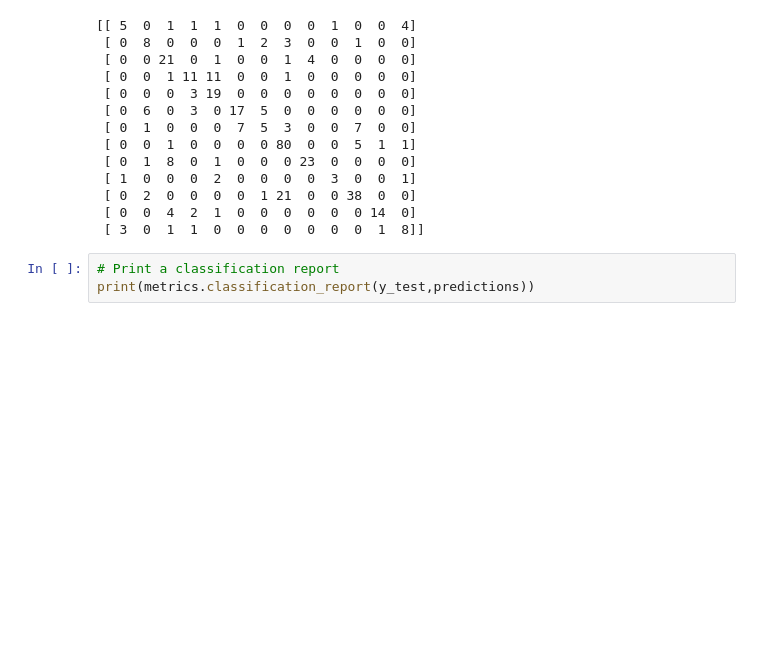
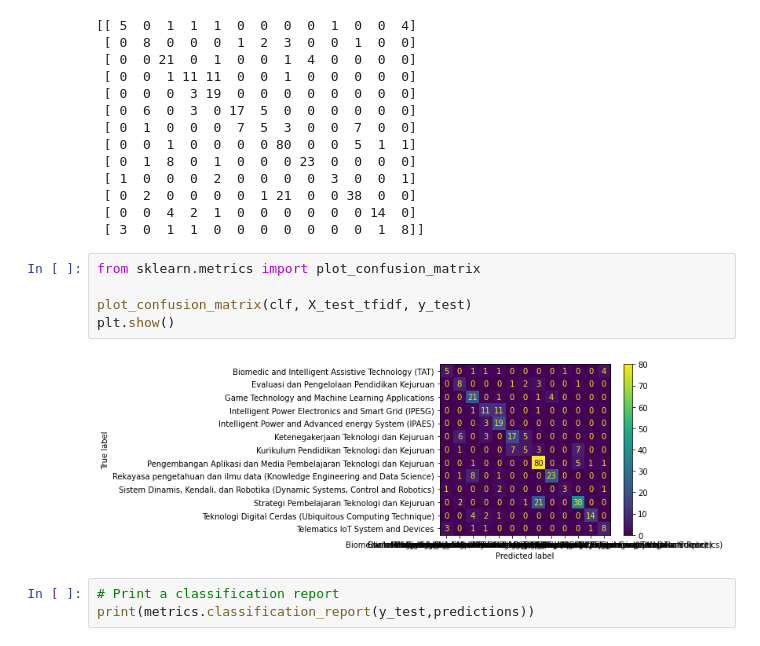
Before and after one commit to mercyano/klasifikasi-kbk, a Jupyter notebook: modelling.ipynb, the cells around one changed output. Saved outputs shown, nothing was run; the diff lists cells and outputs as text; blank space fills up the shorter version.

Commit message:
plot confusion matrix & tfidf term rank

```diff
--- a/modelling.ipynb
+++ b/modelling.ipynb
@@ -215,6 +243,13 @@ print(metrics.confusion_matrix(y_test,predictions))
  [ 0  2  0  0  0  0  1 21  0  0 38  0  0]
  [ 0  0  4  2  1  0  0  0  0  0  0 14  0]
  [ 3  0  1  1  0  0  0  0  0  0  0  1  8]]
+# %%
+from sklearn.metrics import plot_confusion_matrix
+
+plot_confusion_matrix(clf, X_test_tfidf, y_test)
+plt.show()
+# %% [output]
+[figure, added]
 # %%
 # Print a classification report
 print(metrics.classification_report(y_test,predictions))
```
Also changed, not shown: parts of 5 cells of this notebook.
